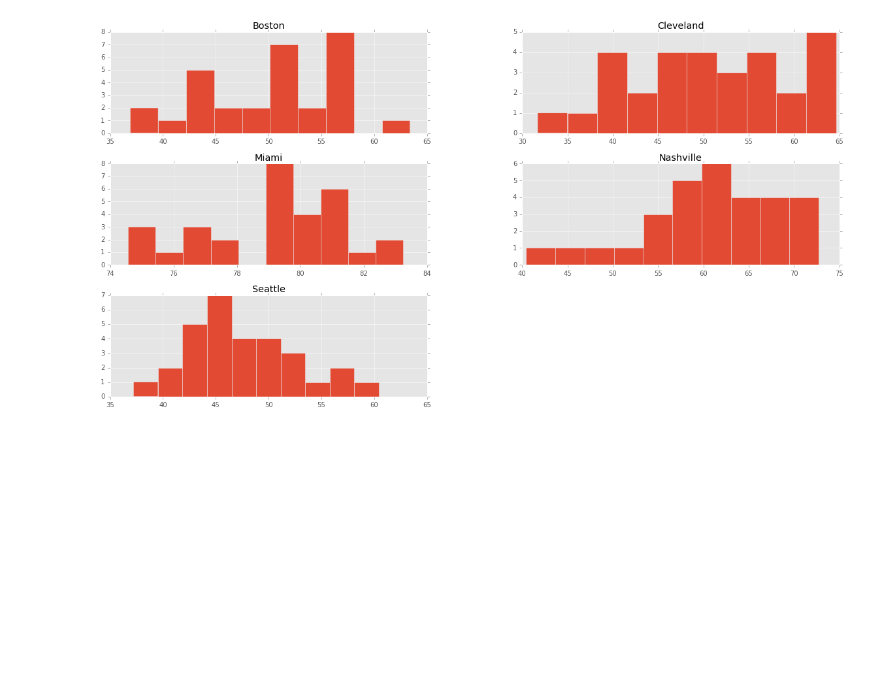
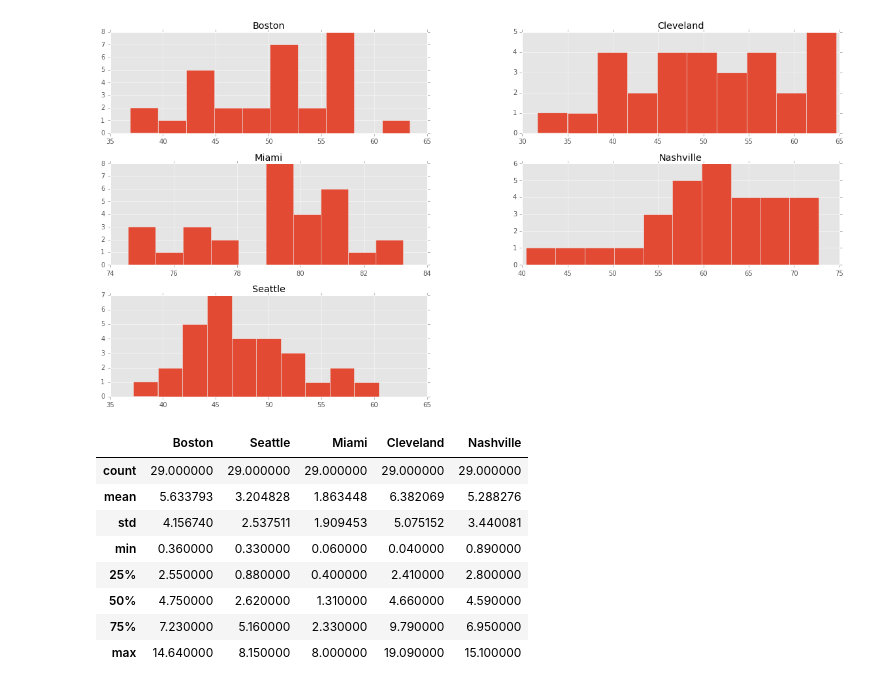
Before and after one commit to macinnis82/weather_data, a Jupyter notebook: Weather Data Profiling.ipynb, the cells around one changed output. Cells and saved outputs as stored; diff of their text form; code cells hidden in the pictures; blank space fills up the shorter version.

```diff
--- a/Weather Data Profiling.ipynb
+++ b/Weather Data Profiling.ipynb
@@ -55,3 +55,16 @@ array([[<matplotlib.axes._subplots.AxesSubplot object at 0x...>,
        [<matplotlib.axes._subplots.AxesSubplot object at 0x...>,
         <matplotlib.axes._subplots.AxesSubplot object at 0x...>]], dtype=object)
 [figure]
+# %%
+change_df = pd.DataFrame(abs(df[1:].values-df[:-1]), columns=df.columns)
+change_df.describe()
+# %% [output]
+|  | Boston | Seattle | Miami | Cleveland | Nashville |
+| count | 29.000000 | 29.000000 | 29.000000 | 29.000000 | 29.000000 |
+| mean | 5.633793 | 3.204828 | 1.863448 | 6.382069 | 5.288276 |
+| std | 4.156740 | 2.537511 | 1.909453 | 5.075152 | 3.440081 |
+| min | 0.360000 | 0.330000 | 0.060000 | 0.040000 | 0.890000 |
+| 25% | 2.550000 | 0.880000 | 0.400000 | 2.410000 | 2.800000 |
+| 50% | 4.750000 | 2.620000 | 1.310000 | 4.660000 | 4.590000 |
+| 75% | 7.230000 | 5.160000 | 2.330000 | 9.790000 | 6.950000 |
+| max | 14.640000 | 8.150000 | 8.000000 | 19.090000 | 15.100000 |
```
Also changed, not shown: parts of 5 cells of this notebook.
